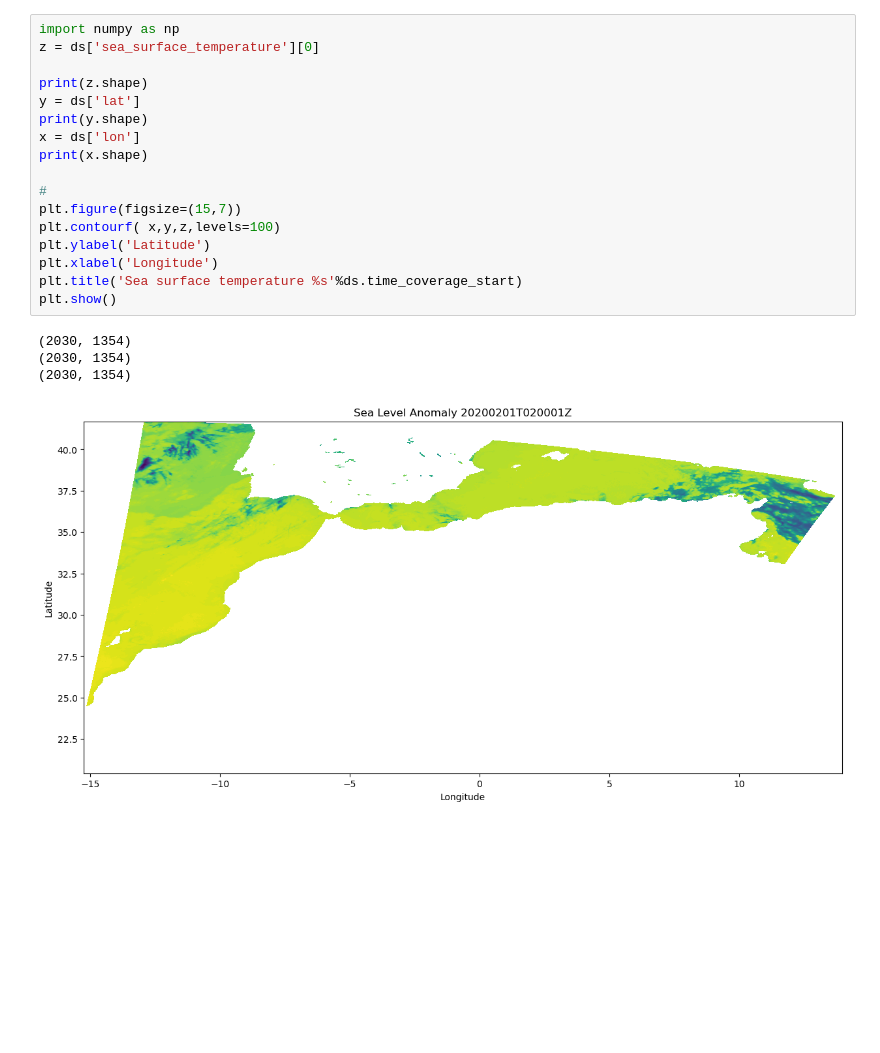
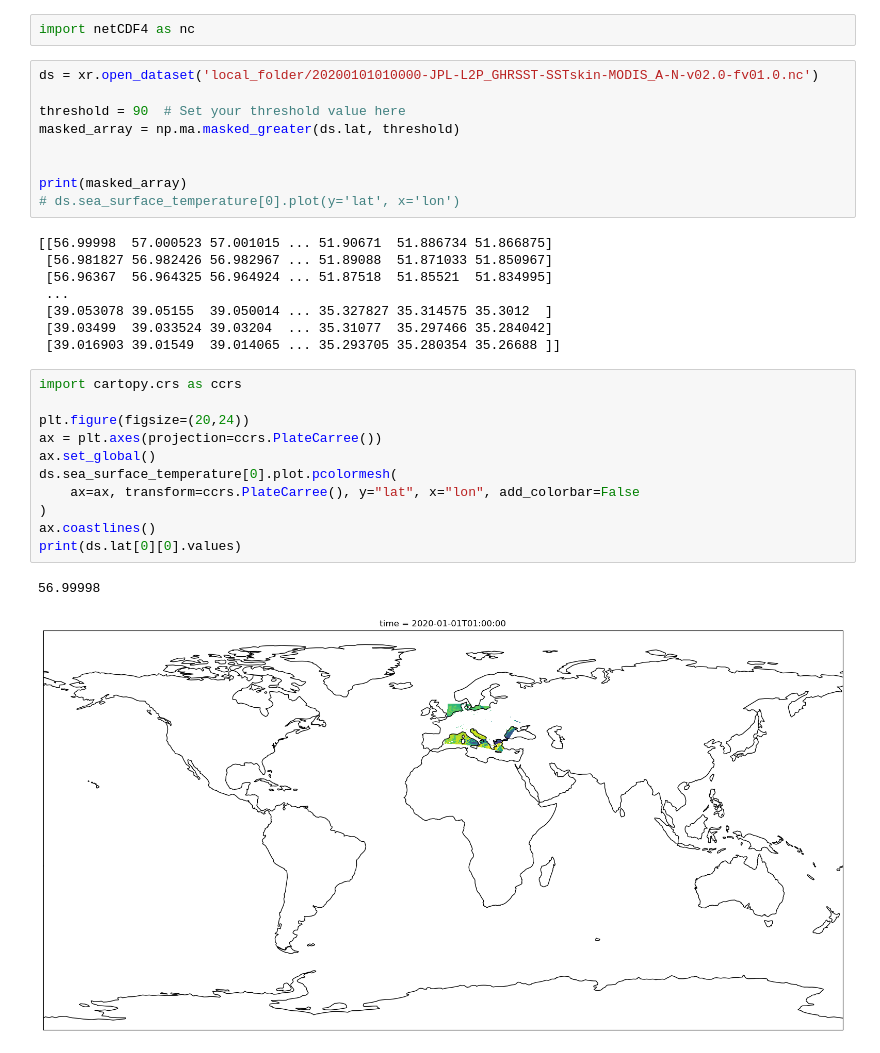
Before and after one commit to shreybh1/oceanData, a Jupyter notebook: earthData.ipynb, the cells around one changed output. Cells and saved outputs as stored; diff of their text form; blank space fills up the shorter version.

```diff
--- a/earthData.ipynb
+++ b/earthData.ipynb
@@ -71,22 +1,33 @@ Data variables:
-# %%
-import numpy as np
-z = ds['sea_surface_temperature'][0]
-
-print(z.shape)
-y = ds['lat']
-print(y.shape)
-x = ds['lon']
-print(x.shape)
-
-#
-plt.figure(figsize=(15,7))
-plt.contourf( x,y,z,levels=100)
-plt.ylabel('Latitude')
-plt.xlabel('Longitude')
-plt.title('Sea surface temperature %s'%ds.time_coverage_start)
-plt.show()
-# %% [output]
-(2030, 1354)
-(2030, 1354)
-(2030, 1354)
-[figure, removed]
+# %%
+import netCDF4 as nc
+# %%
+ds = xr.open_dataset('local_folder/20200101010000-JPL-L2P_GHRSST-SSTskin-MODIS_A-N-v02.0-fv01.0.nc')
+
+threshold = 90  # Set your threshold value here
+masked_array = np.ma.masked_greater(ds.lat, threshold)
+
+
+print(masked_array)
+# ds.sea_surface_temperature[0].plot(y='lat', x='lon')
+# %% [output]
+[[56.99998  57.000523 57.001015 ... 51.90671  51.886734 51.866875]
+ [56.981827 56.982426 56.982967 ... 51.89088  51.871033 51.850967]
+ [56.96367  56.964325 56.964924 ... 51.87518  51.85521  51.834995]
+ ...
+ [39.053078 39.05155  39.050014 ... 35.327827 35.314575 35.3012  ]
+ [39.03499  39.033524 39.03204  ... 35.31077  35.297466 35.284042]
+ [39.016903 39.01549  39.014065 ... 35.293705 35.280354 35.26688 ]]
+# %%
+import cartopy.crs as ccrs
+
+plt.figure(figsize=(20,24))
+ax = plt.axes(projection=ccrs.PlateCarree())
+ax.set_global()
+ds.sea_surface_temperature[0].plot.pcolormesh(
+    ax=ax, transform=ccrs.PlateCarree(), y="lat", x="lon", add_colorbar=False
+)
+ax.coastlines()
+print(ds.lat[0][0].values)
+# %% [output]
+56.99998
+[figure, added]
```
Also changed, not shown: parts of 9 cells of this notebook.
